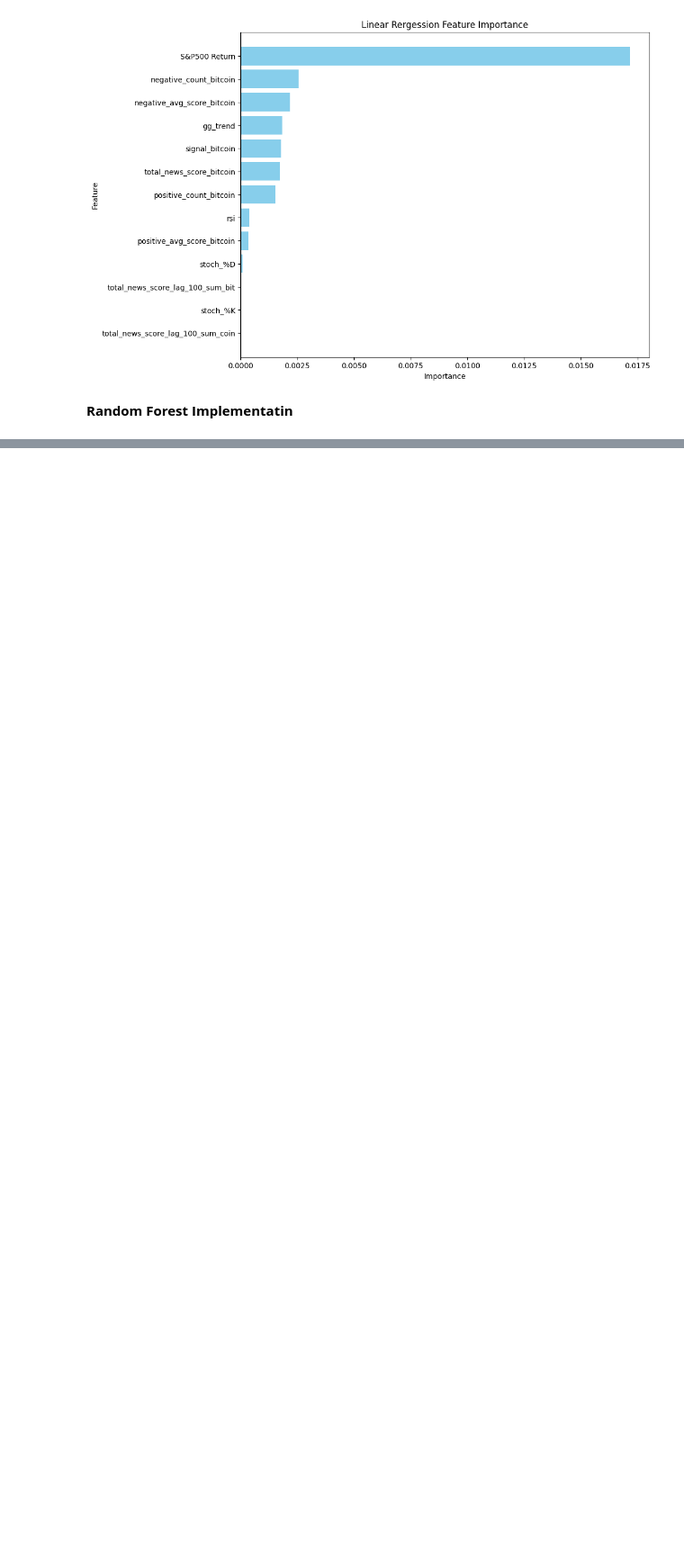
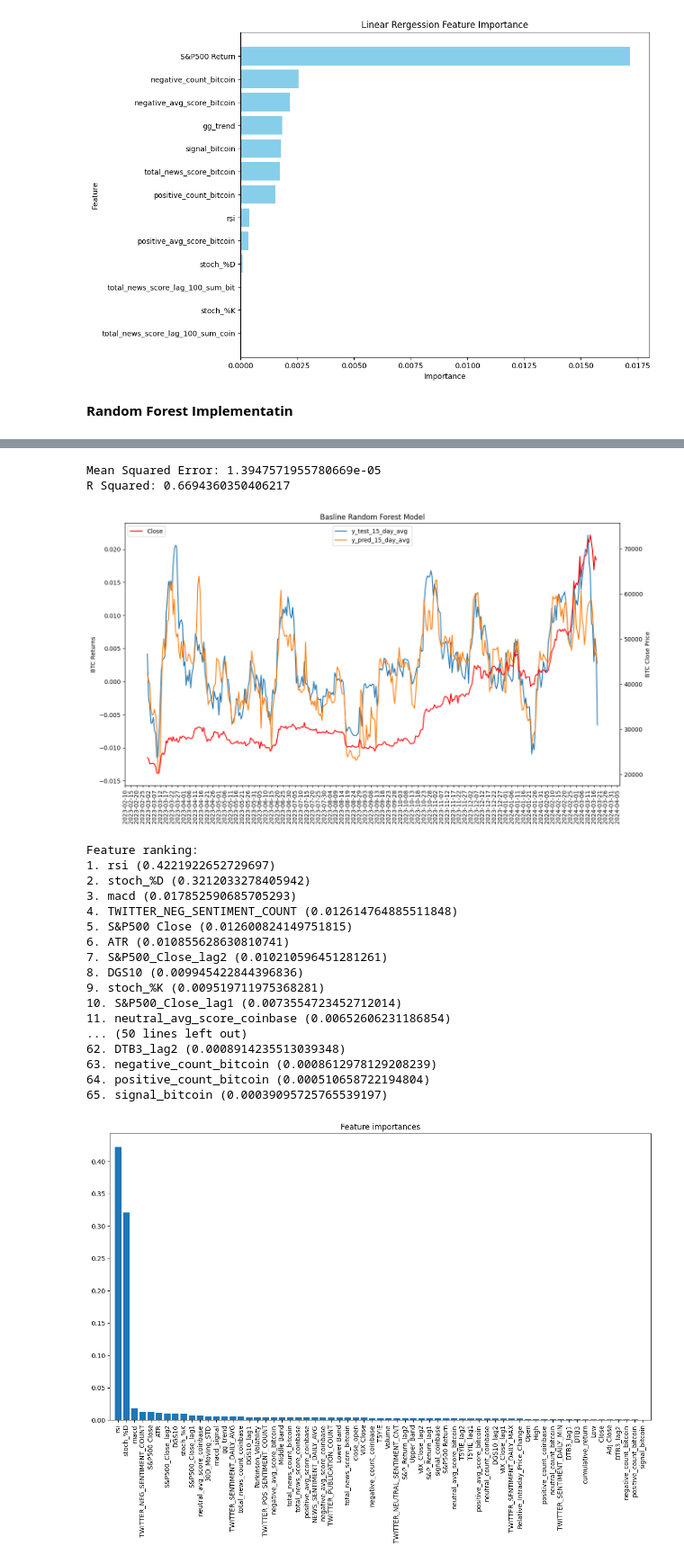
Before and after one commit to nogibjj/Flamingo-ML, a Jupyter notebook: Modeling/Rakeen_model.ipynb, the cells around one changed output, grey strips where cells are left out. Shown at 90% size. Drawn from its saved outputs; the diff is of its cells as text; code cells hidden in the pictures; blank space fills up the shorter version.

```diff
--- a/Modeling/Rakeen_model.ipynb
+++ b/Modeling/Rakeen_model.ipynb
@@ -75,14 +75,6 @@ data.head(20)
 from sklearn.metrics import mean_squared_error
 import joblib
 
-
-# cumulative sum for last 100 days of news sentiment
-data["total_news_score_lag_100_sum_bit"] = (
-    data["total_news_score_bitcoin"].rolling(100).sum()
-)
-data["total_news_score_lag_100_sum_coin"] = (
-    data["total_news_score_coinbase"].rolling(100).sum()
-)
 data = data.dropna()
 
 # Featues chosen based on pearson correlation
@@ -98,12 +90,21 @@ cols = [
     "positive_avg_score_bitcoin",
     "signal_bitcoin",
     "gg_trend",
-    "total_news_score_lag_100_sum_coin",
-    "total_news_score_lag_100_sum_bit",
     "Daily_Return_rolling_15_avg",
 ]
 X = data[cols].drop(columns=["Daily_Return_rolling_15_avg"])
+# cumulative sum for last 100 days of news sentiment
+X["total_news_score_lag_100_sum_bit"] = (
+    data["total_news_score_bitcoin"].rolling(100).sum()
+)
+X["total_news_score_lag_100_sum_coin"] = (
+    data["total_news_score_coinbase"].rolling(100).sum()
+)
 y = data["Daily_Return_rolling_15_avg"]
+
+# drop null values
+X = X.dropna()
+y = y[y.index.isin(X.index)]
 
 split_date = "2023-03-01"
 X_train = X[X.index < split_date]
@@ -407,0 +344,44 @@ Random Forest Daily Direction Accuracy: 0.5038961038961038
+# %%
+# random forest model
+data = data.dropna(subset=["Daily_Return_rolling_15_avg"])
+
+X = data.drop(
+    columns=[
+        "Daily_Return_rolling_15_avg",
+        "Daily Return",
+    ]
+)
+y = data["Daily_Return_rolling_15_avg"]
+
+
+split_date = "2023-03-01"
+X_train = X[X.index < split_date]
+X_test = X[X.index >= split_date]
+y_train = y[y.index < split_date]
+y_test = y[y.index >= split_date]
+
+model, results = train_evaluate_and_plot(
+    X_train, y_train, X_test, y_test, daily_close, "Basline Random Forest Model"
+)
+# %% [output]
+Mean Squared Error: 1.3947571955780669e-05
+R Squared: 0.6694360350406217
+[figure, added]
+Feature ranking:
+1. rsi (0.4221922652729697)
+2. stoch_%D (0.3212033278405942)
+3. macd (0.017852590685705293)
+4. TWITTER_NEG_SENTIMENT_COUNT (0.012614764885511848)
+5. S&P500 Close (0.012600824149751815)
+6. ATR (0.010855628630810741)
+7. S&P500_Close_lag2 (0.010210596451281261)
+8. DGS10 (0.009945422844396836)
+9. stoch_%K (0.009519711975368281)
+10. S&P500_Close_lag1 (0.0073554723452712014)
+11. neutral_avg_score_coinbase (0.00652606231186854)
+... (50 lines left out)
+62. DTB3_lag2 (0.0008914235513039348)
+63. negative_count_bitcoin (0.0008612978129208239)
+64. positive_count_bitcoin (0.000510658722194804)
+65. signal_bitcoin (0.00039095725765539197)
+[figure, added]
```
Also changed, not shown: parts of 17 cells of this notebook, 7 other files.
